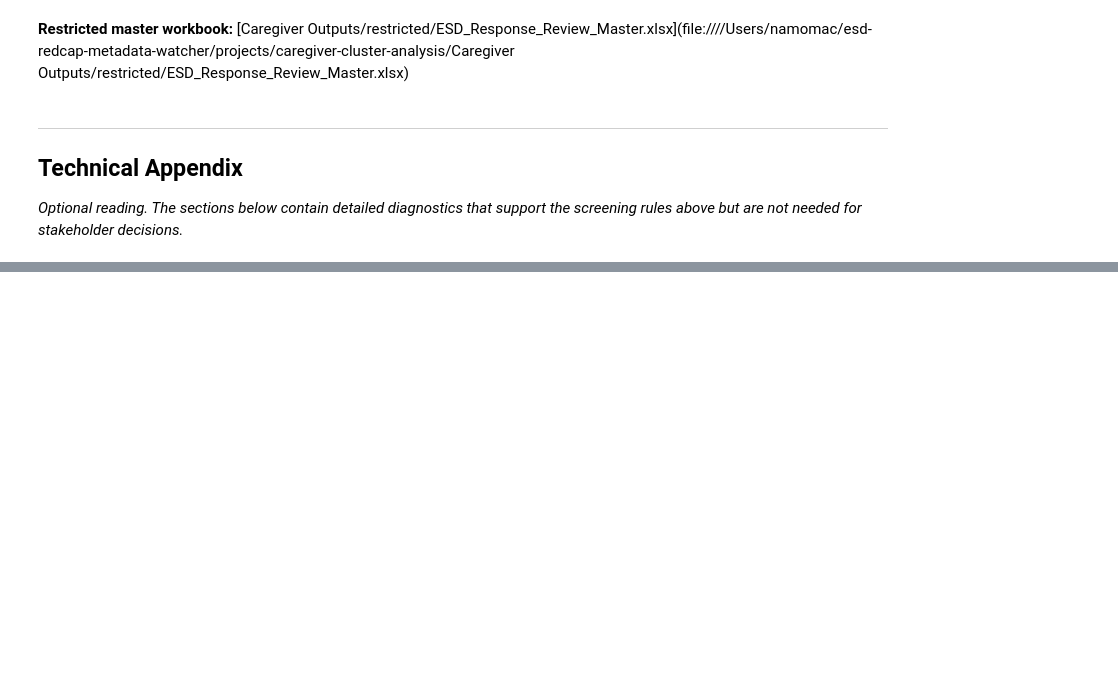
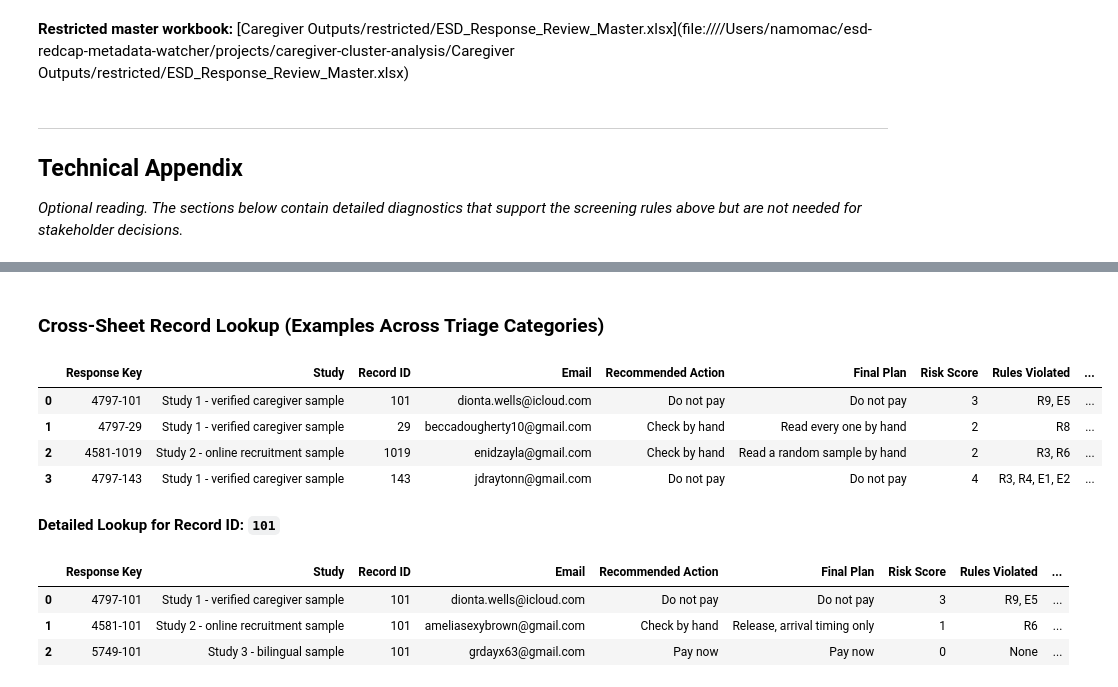
Before and after one commit to namo507/esd-redcap-metadata-watcher, a Jupyter notebook: projects/caregiver-cluster-analysis/bot_analysis.ipynb, the cells around one changed output, grey strips where cells are left out. Saved outputs shown, nothing was run; the diff lists cells and outputs as text; code cells hidden in the pictures; blank space fills up the shorter version.

```diff
--- a/projects/caregiver-cluster-analysis/bot_analysis.ipynb
+++ b/projects/caregiver-cluster-analysis/bot_analysis.ipynb
@@ -927,0 +1424,33 @@ display(audit_table)
+# %%
+# ── Cross-Sheet Record Audit & Confirmation Tool ───────────────────────────
+# Searches across All responses, Pay now, Check by hand, Do not pay, Rules grid,
+# Rules list, Read by hand (contradictions + sample), and Spot checks.
+display(Markdown("### Cross-Sheet Record Lookup (Examples Across Triage Categories)"))
+
+# Audit key sample records across categories:
+sample_records = pd.concat([
+    wb_explorer.lookup_record("101", study="Study 1"),  # Do not pay (Study 1)
+    wb_explorer.lookup_record("29", study="Study 1"),   # Contradiction -> Read by hand (Study 1)
+    wb_explorer.lookup_record("1019", study="Study 2"), # In 59-sample random audit list (Study 2)
+    wb_explorer.lookup_record("4797-143")               # Full response key lookup
+], ignore_index=True)
+display(sample_records)
+
+# ── Interactive Record Lookup ──────────────────────────────────────────────
+# Change the ID below to inspect any record across all sheets:
+record_to_inspect = "101"
+study_filter = None  # None for all studies, or e.g. "Study 1", "Study 2"
+display(Markdown(f"**Detailed Lookup for Record ID: `{record_to_inspect}`**"))
+display(wb_explorer.lookup_record(record_to_inspect, study=study_filter))
+# %% [output]
+### Cross-Sheet Record Lookup (Examples Across Triage Categories)
+|  | Response Key | Study | Record ID | Email | Recommended Action | Final Plan | Risk Score | Rules Violated | ... |
+| 0 | 4797-101 | Study 1 - verified caregiver sample | 101 | dionta.wells@icloud.com | Do not pay | Do not pay | 3 | R9, E5 | ... |
+| 1 | 4797-29 | Study 1 - verified caregiver sample | 29 | beccadougherty10@gmail.com | Check by hand | Read every one by hand | 2 | R8 | ... |
+| 2 | 4581-1019 | Study 2 - online recruitment sample | 1019 | enidzayla@gmail.com | Check by hand | Read a random sample by hand | 2 | R3, R6 | ... |
+| 3 | 4797-143 | Study 1 - verified caregiver sample | 143 | jdraytonn@gmail.com | Do not pay | Do not pay | 4 | R3, R4, E1, E2 | ... |
+**Detailed Lookup for Record ID: `101`**
+|  | Response Key | Study | Record ID | Email | Recommended Action | Final Plan | Risk Score | Rules Violated | ... |
+| 0 | 4797-101 | Study 1 - verified caregiver sample | 101 | dionta.wells@icloud.com | Do not pay | Do not pay | 3 | R9, E5 | ... |
+| 1 | 4581-101 | Study 2 - online recruitment sample | 101 | ameliasexybrown@gmail.com | Check by hand | Release, arrival timing only | 1 | R6 | ... |
+| 2 | 5749-101 | Study 3 - bilingual sample | 101 | grdayx63@gmail.com | Pay now | Pay now | 0 | None | ... |
```
Also changed, not shown: parts of 7 cells of this notebook, 2 other files.
